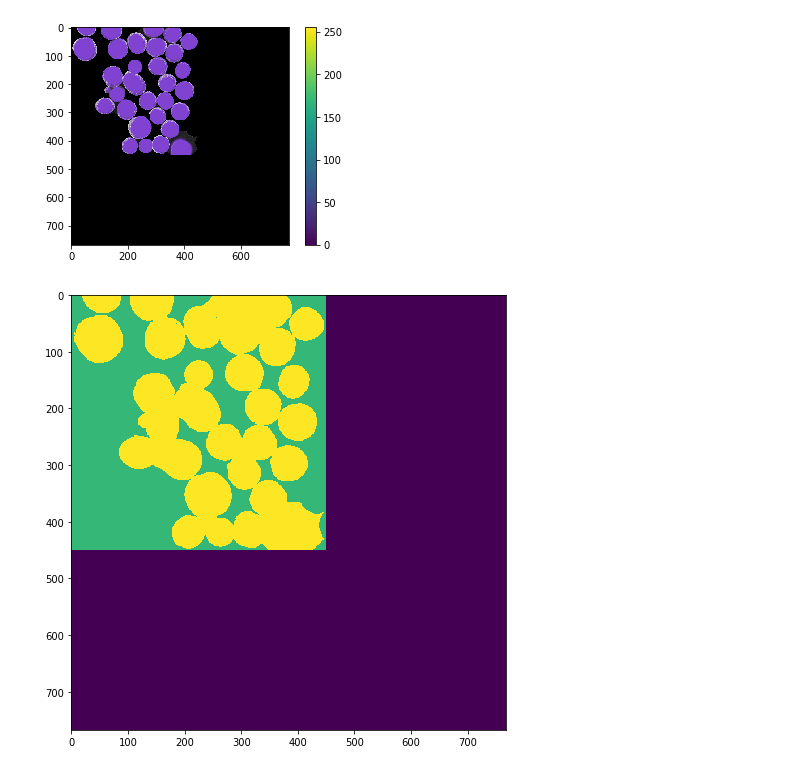
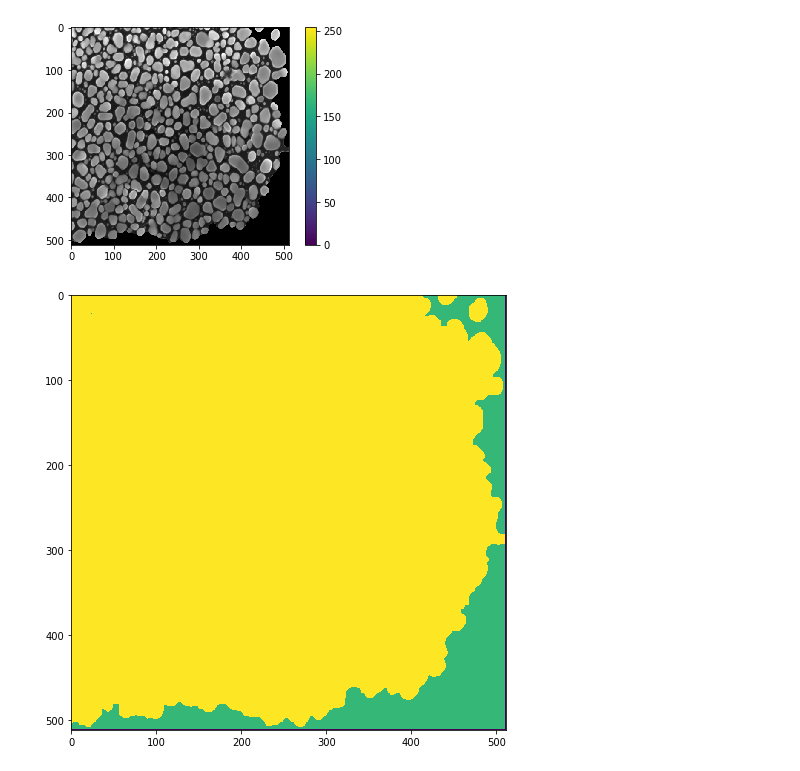
Before and after one commit to Toliak/particle-counter, a Jupyter notebook: notebooks/grabcut.ipynb, the cells around one changed output. Cells and saved outputs as stored; diff of their text form; code cells hidden in the pictures.

```diff
--- a/notebooks/grabcut.ipynb
+++ b/notebooks/grabcut.ipynb
@@ -1,16 +1,15 @@
 # %%
 from skimage import color
-import Dataset
 from Utils import visualize
 import cv2
 
-dataset_list = Dataset.get_full_dataset()
-INDEX = 8
-data = dataset_list[INDEX]
-image, title = data['image'], data['title']
 
-image = cv2.imread('../data/011_p.png')
-# image = cv2.fastNlMeansDenoisingMulti(image, 2, 5, None, 4, 7, 35)
+image = cv2.imread('../data/007_p.png')
 
-visualize(image, f'grayscale {title}')
+STRENGTH = 15
+image = cv2.fastNlMeansDenoisingColored(image,None,10,10,STRENGTH,21)
+
+image = cv2.resize(image,(int(512),int(512)))
+
+visualize(image, f'grayscale')
 # %% [output]
@@ -18,23 +17,23 @@ visualize(image, f'grayscale {title}')
 # %%
 
 from matplotlib import pyplot as plt
 import numpy as np
 
 mask = np.zeros(image.shape[:2], np.uint8)
 bgdModel = np.zeros((1, 65), np.float64)
 fgdModel = np.zeros((1, 65), np.float64)
 
-cv2.grabCut(image, mask, (0,0,450,450), bgdModel, fgdModel, 10,cv2.GC_INIT_WITH_RECT)
+cv2.grabCut(image, mask, (0,0,*image.shape[0:2] - np.array([1,1])), bgdModel, fgdModel, 10,cv2.GC_INIT_WITH_RECT)
 
 mask2 = np.where((mask == 2) | (mask == 0), 0, 1).astype('uint8')
 image = image * mask2[:, :, np.newaxis]
 
 plt.imshow(image)
 plt.colorbar()
 plt.show()
 
 visualize(mask)
 visualize(mask2)
 # %% [output]
-[figure, old version]
+[figure, new version]
-[figure, old version]
+[figure, new version]
```
Also changed, not shown: parts of 2 cells of this notebook, 2 other files.
